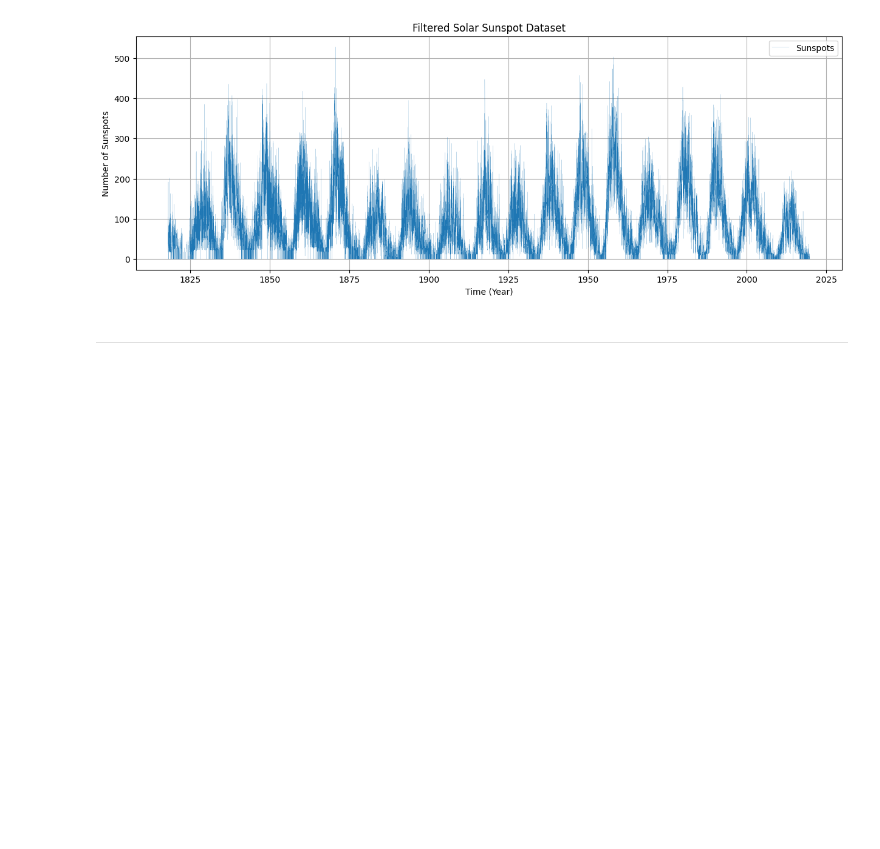
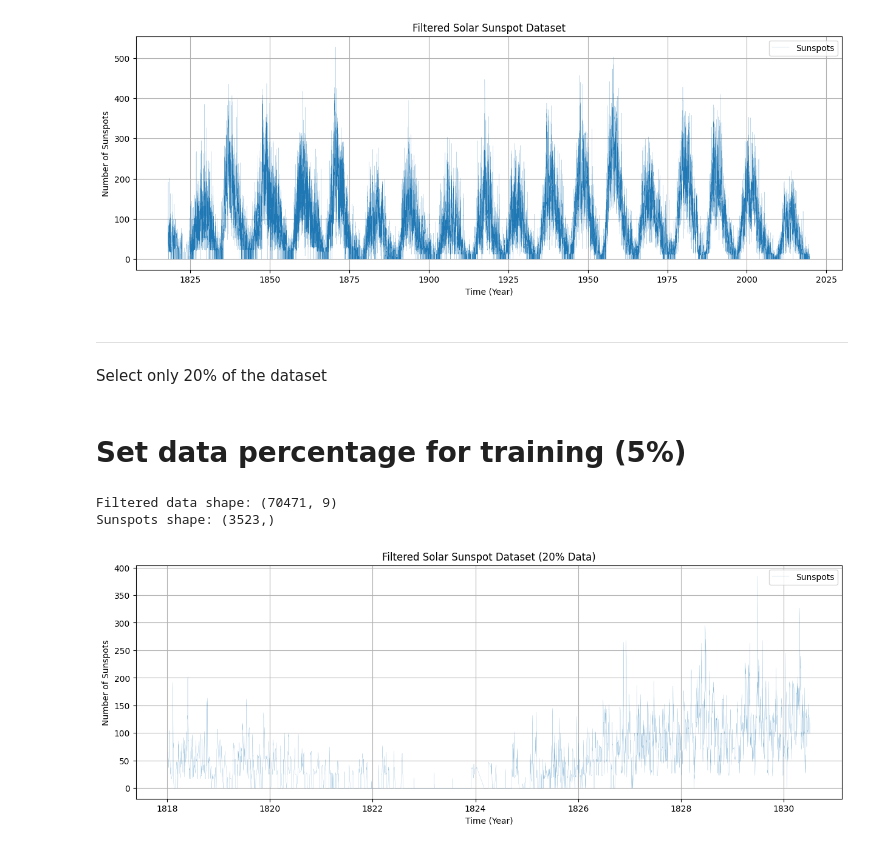
Before and after one commit to roderickperez/NeuralNetworksCourseOMV, a Jupyter notebook: 11_LSTM_HyperparamerTuning_sunspots.ipynb, the cells around one changed output. Saved outputs shown, nothing was run; the diff lists cells and outputs as text; code cells hidden in the pictures; blank space fills up the shorter version.

```diff
--- a/11_LSTM_HyperparamerTuning_sunspots.ipynb
+++ b/11_LSTM_HyperparamerTuning_sunspots.ipynb
@@ -83,3 +73,30 @@ def clip_gradient(grad, threshold=0.1):
+# %% [markdown]
+Select only 20% of the dataset
+# %% [markdown]
+# Set data percentage for training (5%)
+# %%
+data_percentage = 0.05  # Can be adjusted later
+data_len = int(len(sunspots) * data_percentage)
+sunspots = sunspots[:data_len]
+# %%
+# Display filtered data shape
+print(f"Filtered data shape: {filtered_data.shape}")
+print(f"Sunspots shape: {sunspots.shape}")
+# %% [output]
+Filtered data shape: (70471, 9)
+Sunspots shape: (3523,)
+# %%
+# Step 2: Plot the Dataset Using Matplotlib
+plt.figure(figsize=(15, 5))
+plt.plot(filtered_data['Date In Fraction Of Year'][:data_len], sunspots, label='Sunspots', linewidth=0.1)
+plt.title('Filtered Solar Sunspot Dataset (20% Data)')
+plt.xlabel('Time (Year)')
+plt.ylabel('Number of Sunspots')
+plt.legend()
+plt.grid(True)
+plt.show()
+# %% [output]
+[figure, added]
 # %%
 # Create windowed dataset
 def create_windowed_dataset(data, window_size):
```
Also changed, not shown: parts of 28 cells of this notebook.
